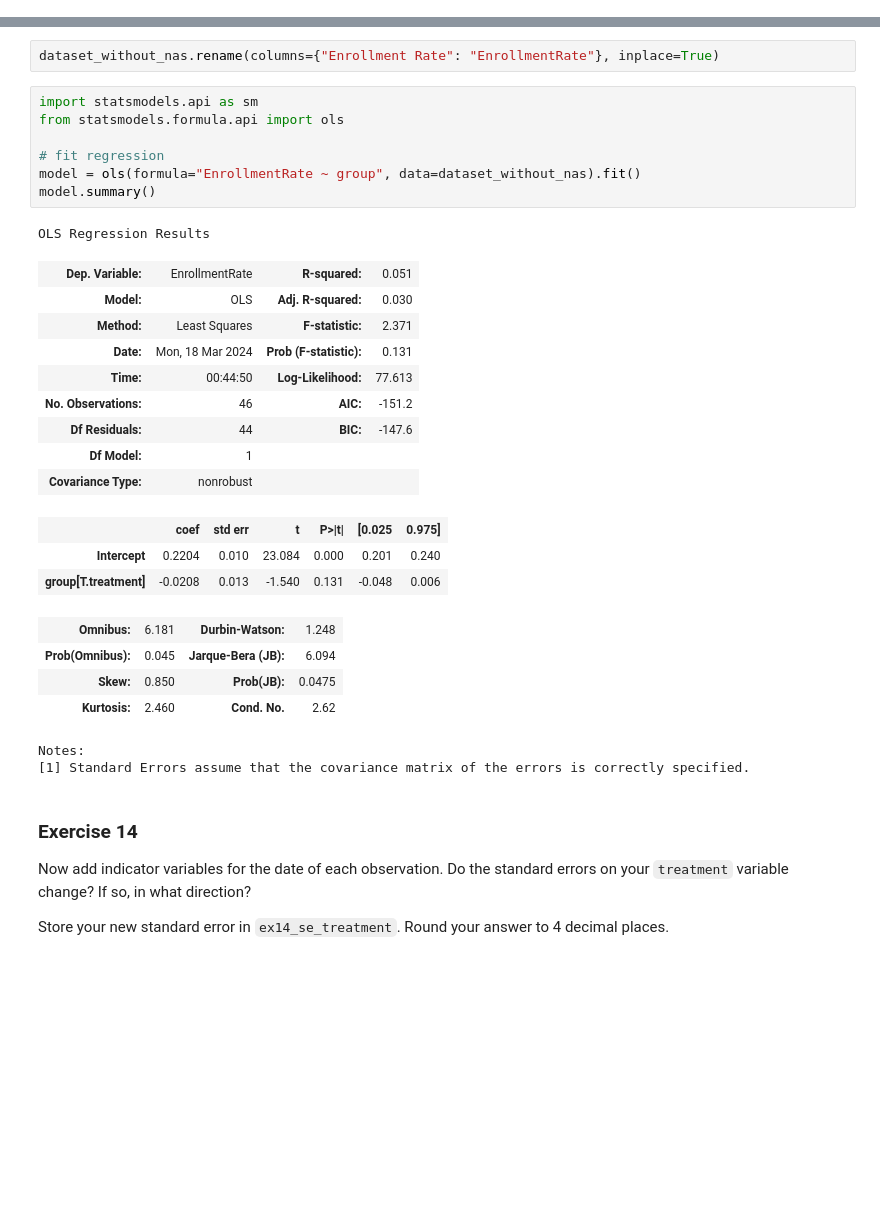
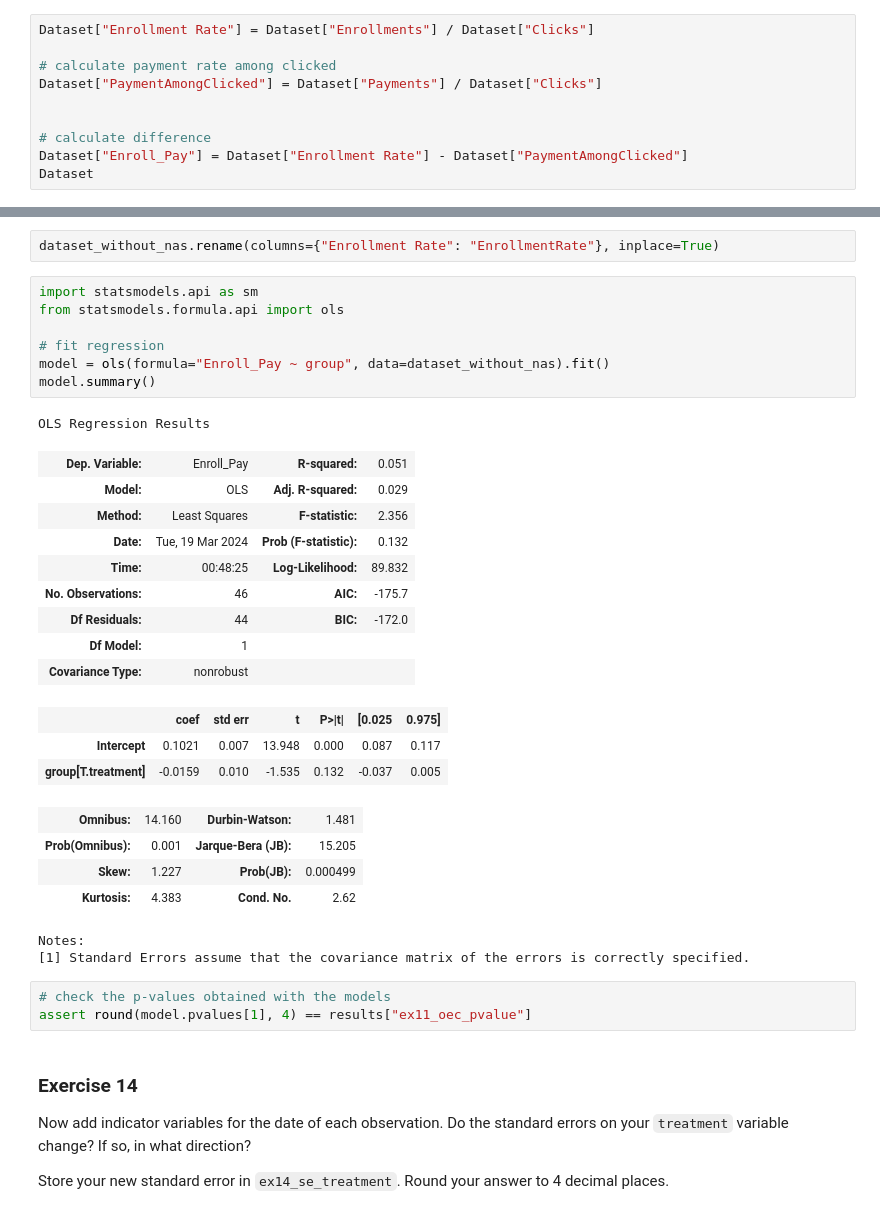
Before and after one commit to halfmoonliu/abtest_udacity, a Jupyter notebook: exercise_abtesting.ipynb, the cells around one changed output, grey strips where cells are left out. Saved outputs shown, nothing was run; the diff lists cells and outputs as text; blank space fills up the shorter version.

```diff
--- a/exercise_abtesting.ipynb
+++ b/exercise_abtesting.ipynb
@@ -174,0 +173,10 @@ Dataset["Enrollment Rate"] = Dataset["Enrollments"] / Dataset["Clicks"]
+# %%
+Dataset["Enrollment Rate"] = Dataset["Enrollments"] / Dataset["Clicks"]
+
+# calculate payment rate among clicked
+Dataset["PaymentAmongClicked"] = Dataset["Payments"] / Dataset["Clicks"]
+
+
+# calculate difference
+Dataset["Enroll_Pay"] = Dataset["Enrollment Rate"] - Dataset["PaymentAmongClicked"]
+Dataset
@@ -444,30 +464,33 @@ dataset_without_nas.rename(columns={"Enrollment Rate": "EnrollmentRate"}, inplac
 # %%
 import statsmodels.api as sm
 from statsmodels.formula.api import ols
 
 # fit regression
-model = ols(formula="EnrollmentRate ~ group", data=dataset_without_nas).fit()
+model = ols(formula="Enroll_Pay ~ group", data=dataset_without_nas).fit()
 model.summary()
 # %% [output]
 OLS Regression Results
-| Dep. Variable: | EnrollmentRate | R-squared: | 0.051 |
-| Model: | OLS | Adj. R-squared: | 0.030 |
-| Method: | Least Squares | F-statistic: | 2.371 |
-| Date: | Mon, 18 Mar 2024 | Prob (F-statistic): | 0.131 |
-| Time: | 00:44:50 | Log-Likelihood: | 77.613 |
-| No. Observations: | 46 | AIC: | -151.2 |
-| Df Residuals: | 44 | BIC: | -147.6 |
+| Dep. Variable: | Enroll_Pay | R-squared: | 0.051 |
+| Model: | OLS | Adj. R-squared: | 0.029 |
+| Method: | Least Squares | F-statistic: | 2.356 |
+| Date: | Tue, 19 Mar 2024 | Prob (F-statistic): | 0.132 |
+| Time: | 00:48:25 | Log-Likelihood: | 89.832 |
+| No. Observations: | 46 | AIC: | -175.7 |
+| Df Residuals: | 44 | BIC: | -172.0 |
 | Df Model: | 1 |  |  |
 | Covariance Type: | nonrobust |  |  |
 |  | coef | std err | t | P>|t| | [0.025 | 0.975] |
-| Intercept | 0.2204 | 0.010 | 23.084 | 0.000 | 0.201 | 0.240 |
-| group[T.treatment] | -0.0208 | 0.013 | -1.540 | 0.131 | -0.048 | 0.006 |
+| Intercept | 0.1021 | 0.007 | 13.948 | 0.000 | 0.087 | 0.117 |
+| group[T.treatment] | -0.0159 | 0.010 | -1.535 | 0.132 | -0.037 | 0.005 |
-| Omnibus: | 6.181 | Durbin-Watson: | 1.248 |
-| Prob(Omnibus): | 0.045 | Jarque-Bera (JB): | 6.094 |
-| Skew: | 0.850 | Prob(JB): | 0.0475 |
-| Kurtosis: | 2.460 | Cond. No. | 2.62 |
+| Omnibus: | 14.160 | Durbin-Watson: | 1.481 |
+| Prob(Omnibus): | 0.001 | Jarque-Bera (JB): | 15.205 |
+| Skew: | 1.227 | Prob(JB): | 0.000499 |
+| Kurtosis: | 4.383 | Cond. No. | 2.62 |
 Notes:
 [1] Standard Errors assume that the covariance matrix of the errors is correctly specified.
+# %%
+# check the p-values obtained with the models
+assert round(model.pvalues[1], 4) == results["ex11_oec_pvalue"]
 # %% [markdown]
 ### Exercise 14
 
```
Also changed, not shown: parts of 24 cells of this notebook, 1 other file.
